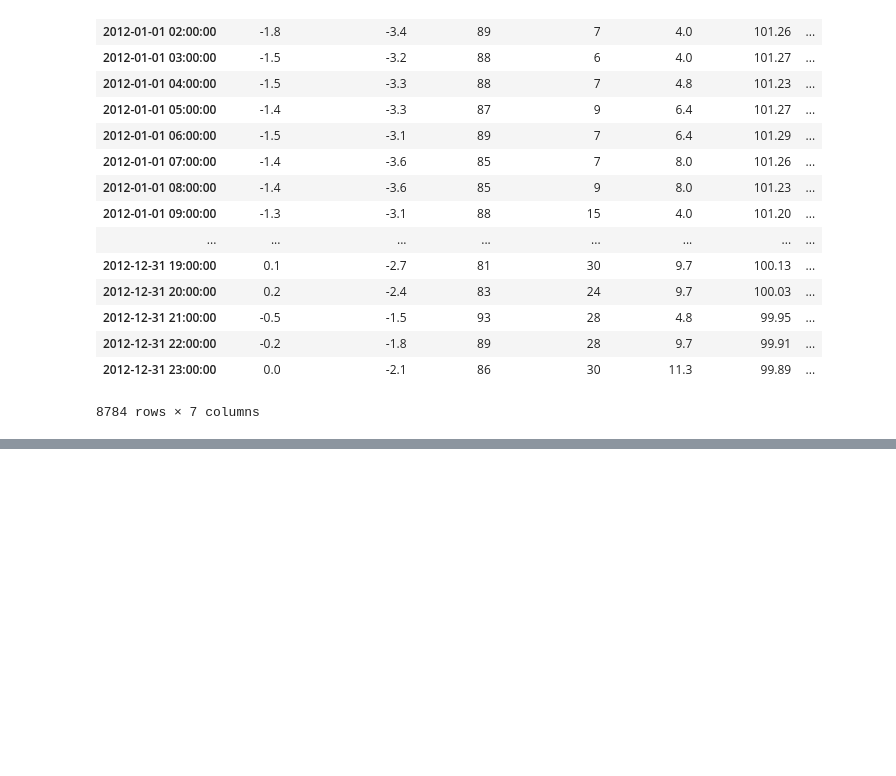
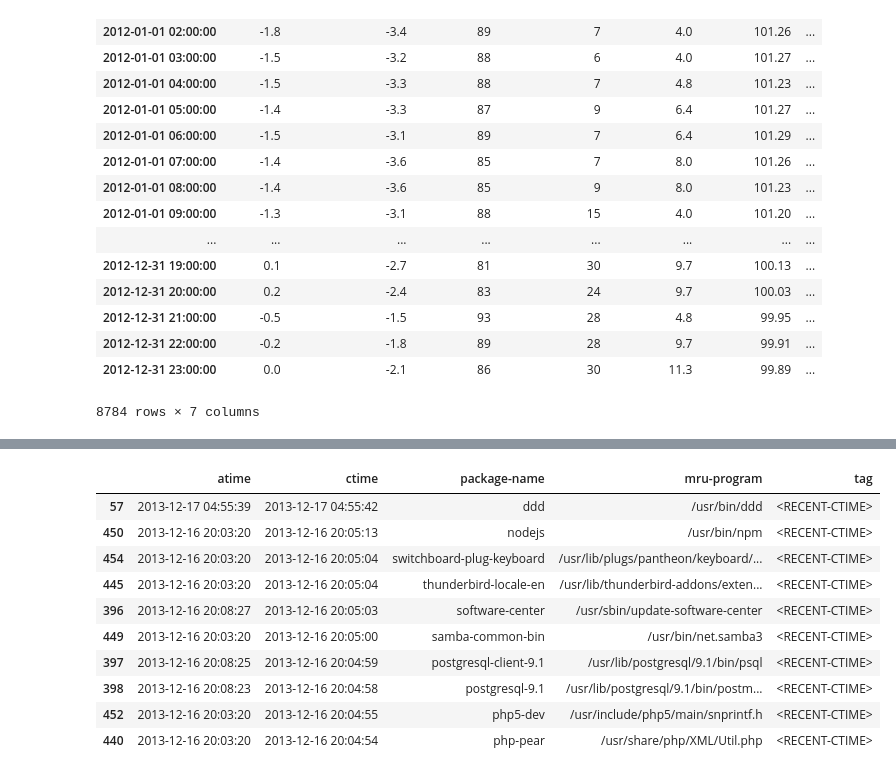
Before and after one commit to WojciechSupko/JupyterStuff, a Jupyter notebook: PandasTutorial.ipynb, the cells around one changed output, grey strips where cells are left out. Saved outputs shown, nothing was run; the diff lists cells and outputs as text; code cells hidden in the pictures; blank space fills up the shorter version.

```diff
--- a/PandasTutorial.ipynb
+++ b/PandasTutorial.ipynb
@@ -114,0 +213,25 @@ pd.DataFrame([1, 2, 3]).plot()
+# %%
+popcon.columns = ['atime', 'ctime', 'package-name', 'mru-program', 'tag']
+# %%
+popcon['atime'] = popcon['atime'].astype(int)
+popcon['ctime'] = popcon['ctime'].astype(int)
+# %%
+popcon['atime'] = pd.to_datetime(popcon['atime'], unit = 's')
+popcon['ctime'] = pd.to_datetime(popcon['ctime'], unit = 's')
+# %%
+popcon = popcon[popcon['atime'] > '1970-01-01']
+# %%
+nonlib = popcon[~popcon['package-name'].str.contains('lib')]
+nonlib.sort_values('ctime', ascending = False)[:10]
+# %% [output]
+|  | atime | ctime | package-name | mru-program | tag |
+| 57 | 2013-12-17 04:55:39 | 2013-12-17 04:55:42 | ddd | /usr/bin/ddd | <RECENT-CTIME> |
+| 450 | 2013-12-16 20:03:20 | 2013-12-16 20:05:13 | nodejs | /usr/bin/npm | <RECENT-CTIME> |
+| 454 | 2013-12-16 20:03:20 | 2013-12-16 20:05:04 | switchboard-plug-keyboard | /usr/lib/plugs/pantheon/keyboard/... | <RECENT-CTIME> |
+| 445 | 2013-12-16 20:03:20 | 2013-12-16 20:05:04 | thunderbird-locale-en | /usr/lib/thunderbird-addons/exten... | <RECENT-CTIME> |
+| 396 | 2013-12-16 20:08:27 | 2013-12-16 20:05:03 | software-center | /usr/sbin/update-software-center | <RECENT-CTIME> |
+| 449 | 2013-12-16 20:03:20 | 2013-12-16 20:05:00 | samba-common-bin | /usr/bin/net.samba3 | <RECENT-CTIME> |
+| 397 | 2013-12-16 20:08:25 | 2013-12-16 20:04:59 | postgresql-client-9.1 | /usr/lib/postgresql/9.1/bin/psql | <RECENT-CTIME> |
+| 398 | 2013-12-16 20:08:23 | 2013-12-16 20:04:58 | postgresql-9.1 | /usr/lib/postgresql/9.1/bin/postm... | <RECENT-CTIME> |
+| 452 | 2013-12-16 20:03:20 | 2013-12-16 20:04:55 | php5-dev | /usr/include/php5/main/snprintf.h | <RECENT-CTIME> |
+| 440 | 2013-12-16 20:03:20 | 2013-12-16 20:04:54 | php-pear | /usr/share/php/XML/Util.php | <RECENT-CTIME> |
```
Also changed, not shown: parts of 18 cells of this notebook, 1 other file.
